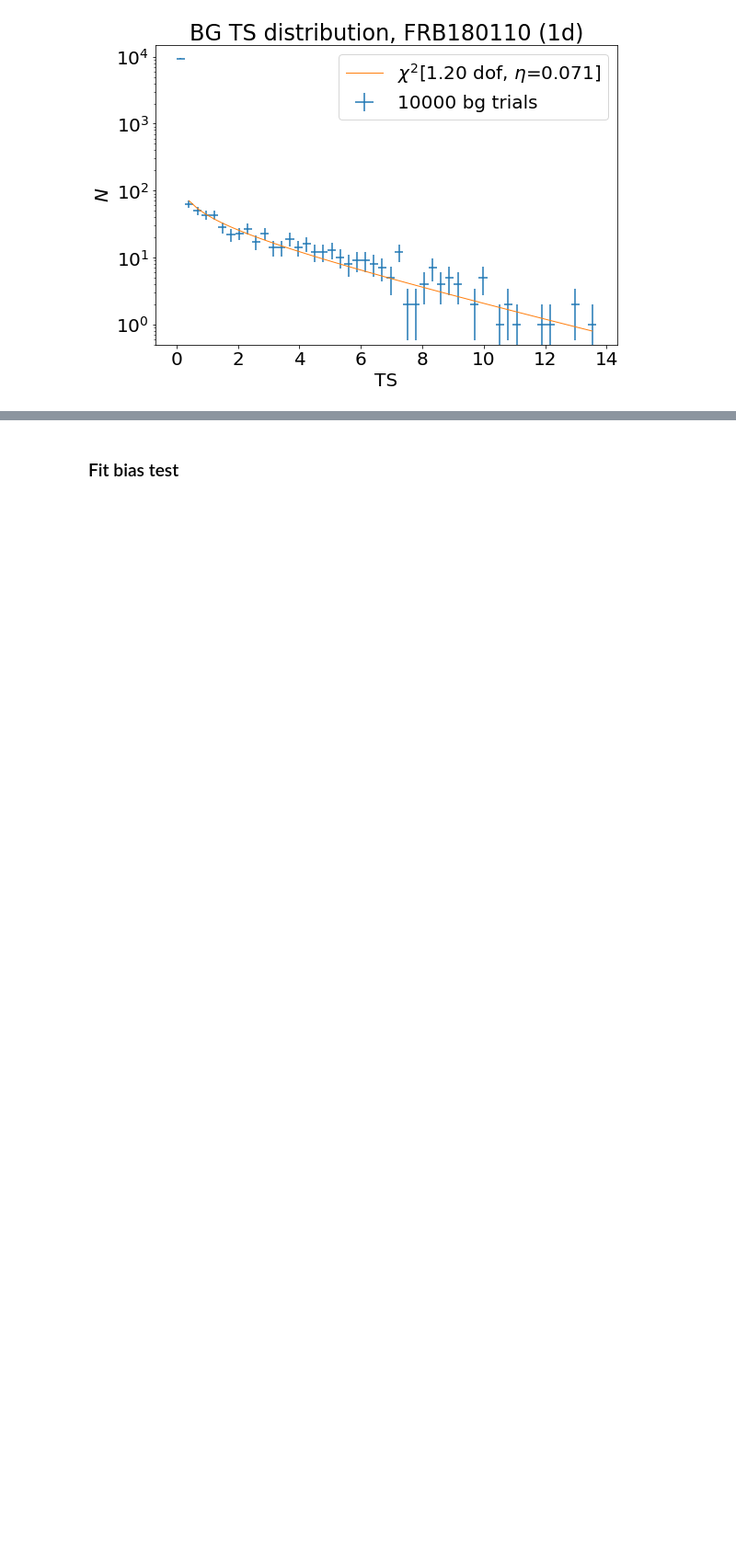
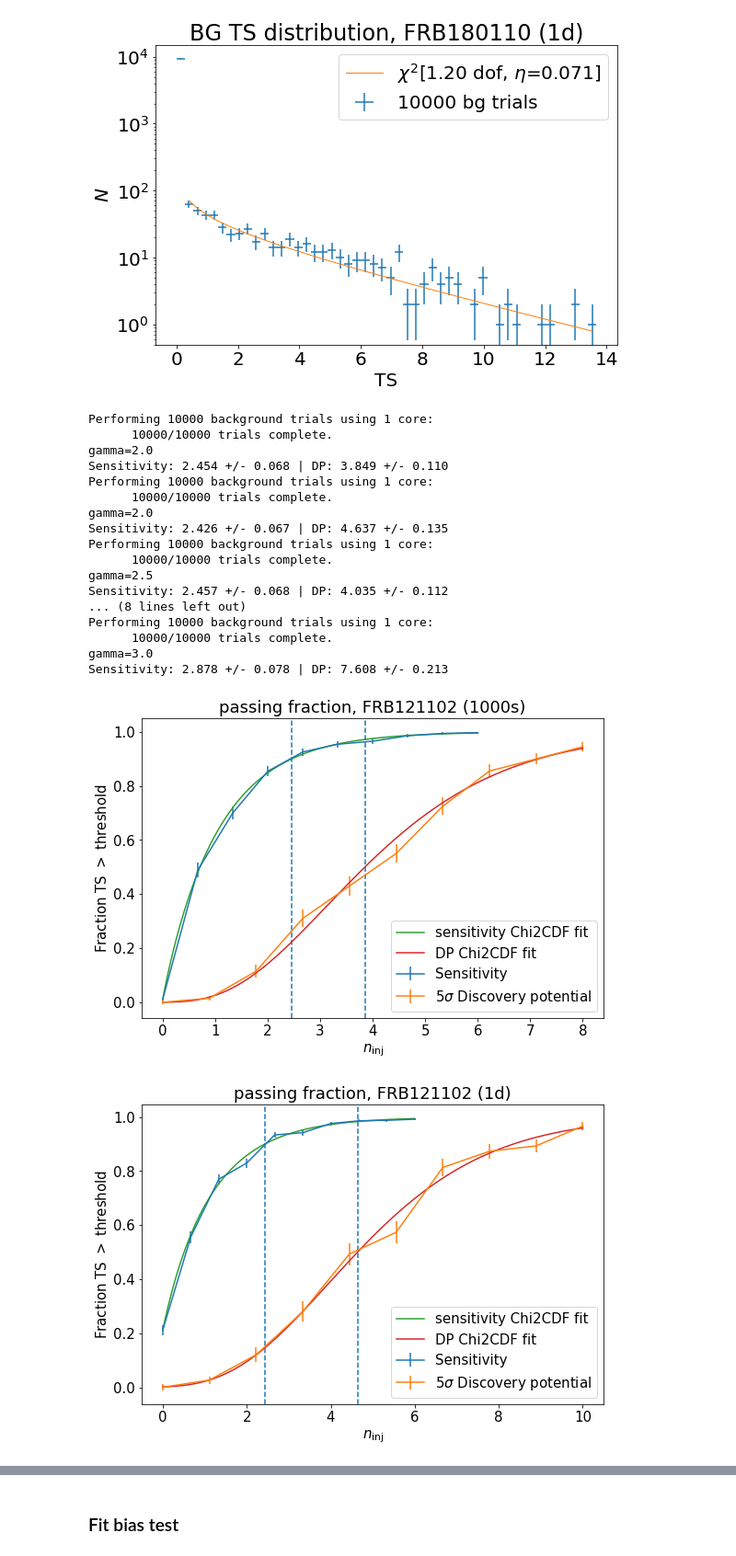
Before and after one commit to jessiethw/FRB, a Jupyter notebook: csky_bg_pfrc.ipynb, the cells around one changed output, grey strips where cells are left out. Shown at 92% size. Saved outputs shown, nothing was run; the diff lists cells and outputs as text; code cells hidden in the pictures; blank space fills up the shorter version.

```diff
--- a/csky_bg_pfrc.ipynb
+++ b/csky_bg_pfrc.ipynb
@@ -218,3 +229,41 @@ Performing 10000 background trials using 1 core:
       10000/10000 trials complete.
 [figure]
 [figure]
+# %%
+sens,dp = sens_dp(src1000[wn])
+pf_plot(src1000[wn],sens, dp, frb_name='FRB121102', print_plot=True)
+
+sens,dp = sens_dp(src1d[wn])
+pf_plot(src1d[wn],sens, dp, frb_name='FRB121102', print_plot=True)
+
+sens,dp = sens_dp(src1000[wn], gamma=2.5)
+pf_plot(src1000[wn],sens, dp, gamma=2.5, frb_name='FRB121102', print_plot=True)
+
+sens,dp = sens_dp(src1d[wn], gamma=2.5)
+pf_plot(src1d[wn],sens, dp, gamma=2.5, frb_name='FRB121102', print_plot=True)
+
+sens,dp = sens_dp(src1000[wn], gamma=3.)
+pf_plot(src1000[wn],sens, dp, gamma=3., frb_name='FRB121102', print_plot=True)
+
+sens,dp = sens_dp(src1d[wn], gamma=3.)
+pf_plot(src1d[wn],sens, dp, gamma=3., frb_name='FRB121102', print_plot=True)
+# %% [output]
+Performing 10000 background trials using 1 core:
+      10000/10000 trials complete.
+gamma=2.0
+Sensitivity: 2.454 +/- 0.068 | DP: 3.849 +/- 0.110
+Performing 10000 background trials using 1 core:
+      10000/10000 trials complete.
+gamma=2.0
+Sensitivity: 2.426 +/- 0.067 | DP: 4.637 +/- 0.135
+Performing 10000 background trials using 1 core:
+      10000/10000 trials complete.
+gamma=2.5
+Sensitivity: 2.457 +/- 0.068 | DP: 4.035 +/- 0.112
+... (8 lines left out)
+Performing 10000 background trials using 1 core:
+      10000/10000 trials complete.
+gamma=3.0
+Sensitivity: 2.878 +/- 0.078 | DP: 7.608 +/- 0.213
+[figure, added]
+[figure, added]
```
Also changed, not shown: parts of 19 cells of this notebook, 6 other files.
